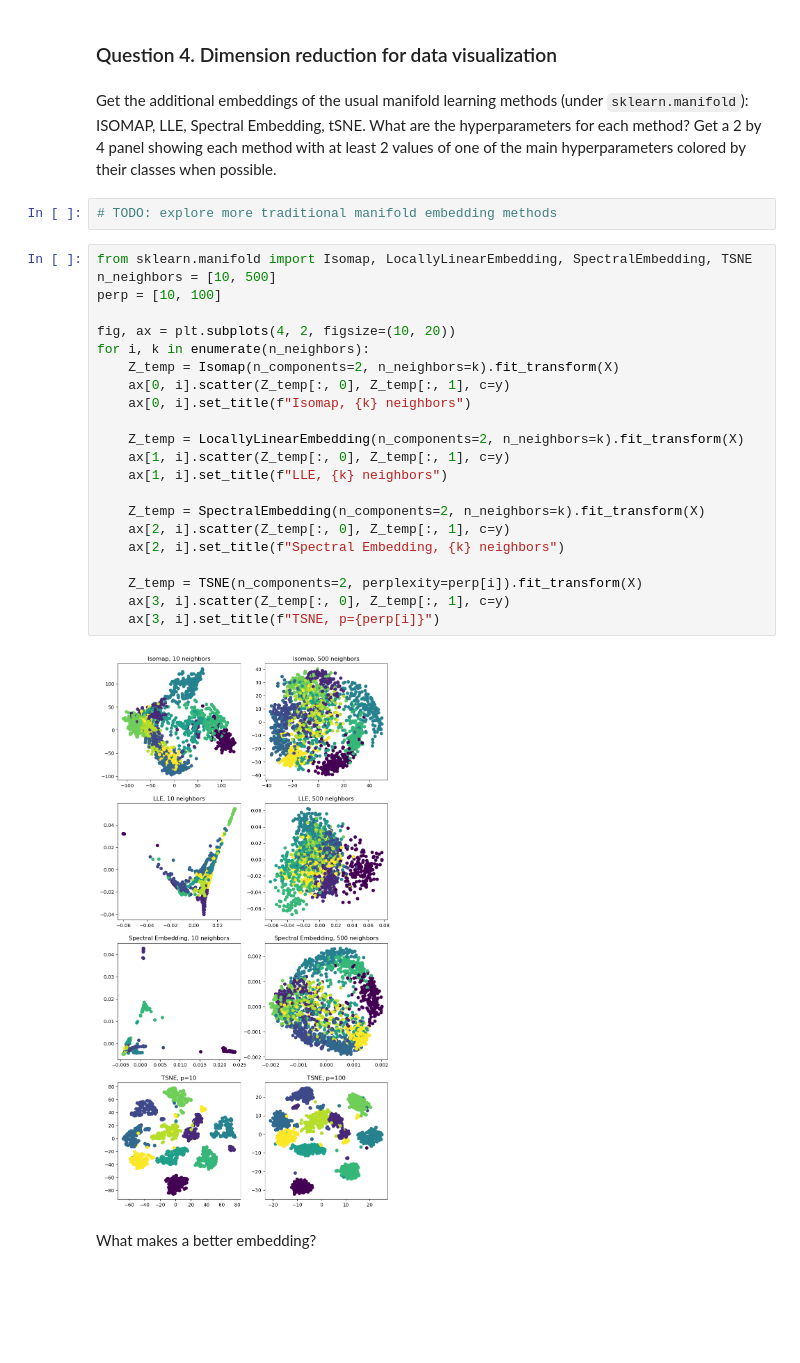
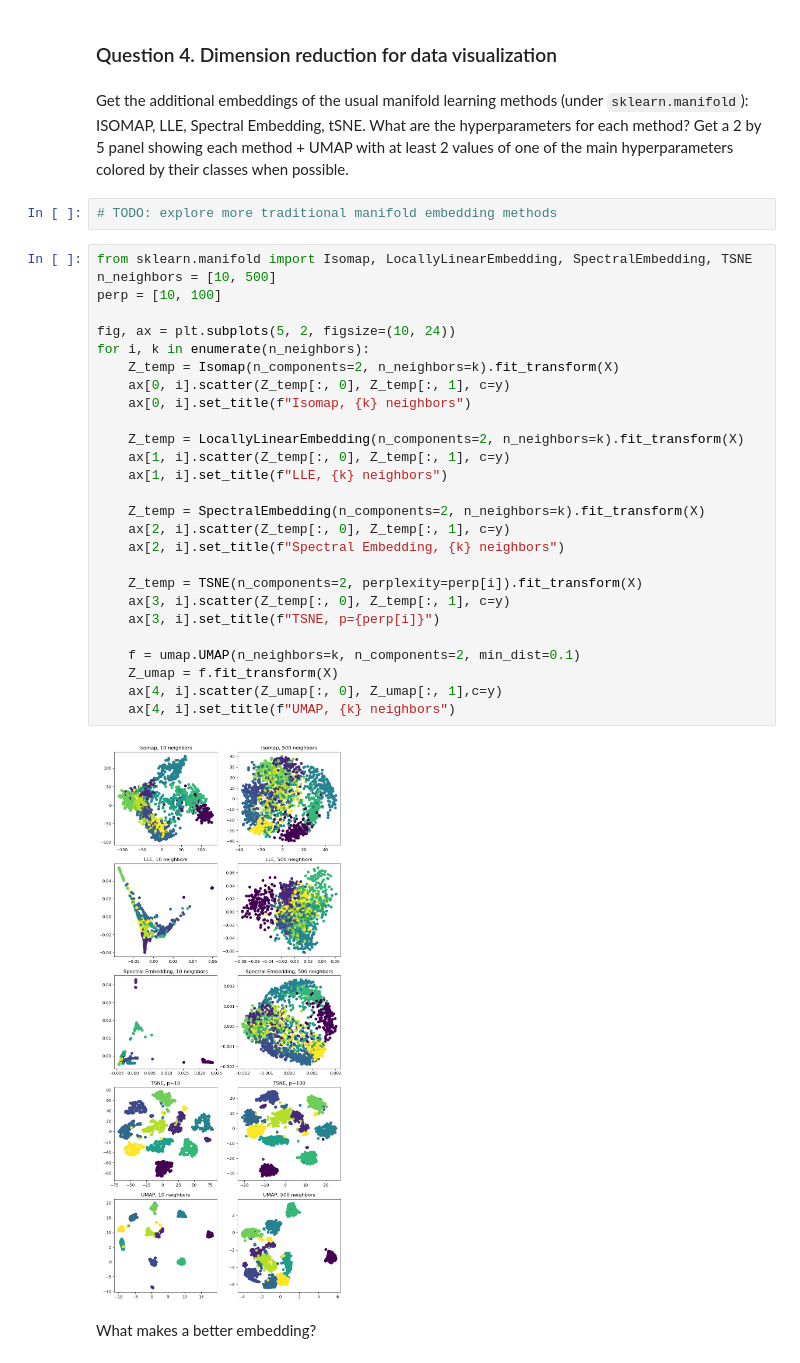
Before and after one commit to erialc-cal/Unsupervised-Learning, a Jupyter notebook: notebooks/01_dimension_reduction_in_python.ipynb, the cells around one changed output. Drawn from its saved outputs; the diff is of its cells as text; blank space fills up the shorter version.

```diff
--- a/notebooks/01_dimension_reduction_in_python.ipynb
+++ b/notebooks/01_dimension_reduction_in_python.ipynb
@@ -317,33 +317,38 @@ $$z^{(t)} = z^{(t-1)} + \eta \frac{\partial C}{\partial z} + \underbrace{\textco
 # %% [markdown]
 ### Question 4. Dimension reduction for data visualization
 # %% [markdown]
-Get the additional embeddings of the usual manifold learning methods (under `sklearn.manifold`): ISOMAP, LLE, Spectral Embedding, tSNE. What are the hyperparameters for each method? Get a 2 by 4 panel showing each method with at least 2 values of one of the main hyperparameters colored by their classes when possible.
+Get the additional embeddings of the usual manifold learning methods (under `sklearn.manifold`): ISOMAP, LLE, Spectral Embedding, tSNE. What are the hyperparameters for each method? Get a 2 by 5 panel showing each method + UMAP with at least 2 values of one of the main hyperparameters colored by their classes when possible.
 # %%
 # TODO: explore more traditional manifold embedding methods
 # %%
 from sklearn.manifold import Isomap, LocallyLinearEmbedding, SpectralEmbedding, TSNE
 n_neighbors = [10, 500]
 perp = [10, 100]
 
-fig, ax = plt.subplots(4, 2, figsize=(10, 20))
+fig, ax = plt.subplots(5, 2, figsize=(10, 24))
 for i, k in enumerate(n_neighbors):
     Z_temp = Isomap(n_components=2, n_neighbors=k).fit_transform(X)
     ax[0, i].scatter(Z_temp[:, 0], Z_temp[:, 1], c=y)
     ax[0, i].set_title(f"Isomap, {k} neighbors")
 
     Z_temp = LocallyLinearEmbedding(n_components=2, n_neighbors=k).fit_transform(X)
     ax[1, i].scatter(Z_temp[:, 0], Z_temp[:, 1], c=y)
     ax[1, i].set_title(f"LLE, {k} neighbors")
 
     Z_temp = SpectralEmbedding(n_components=2, n_neighbors=k).fit_transform(X)
     ax[2, i].scatter(Z_temp[:, 0], Z_temp[:, 1], c=y)
     ax[2, i].set_title(f"Spectral Embedding, {k} neighbors")
 
     Z_temp = TSNE(n_components=2, perplexity=perp[i]).fit_transform(X)
     ax[3, i].scatter(Z_temp[:, 0], Z_temp[:, 1], c=y)
     ax[3, i].set_title(f"TSNE, p={perp[i]}")
+
+    f = umap.UMAP(n_neighbors=k, n_components=2, min_dist=0.1)
+    Z_umap = f.fit_transform(X)
+    ax[4, i].scatter(Z_umap[:, 0], Z_umap[:, 1],c=y)
+    ax[4, i].set_title(f"UMAP, {k} neighbors")
 # %% [output]
-[figure, old version]
+[figure, new version]
 # %% [markdown]
 What makes a better embedding?
 # %% [markdown]
```
Also changed, not shown: parts of 12 cells of this notebook.
